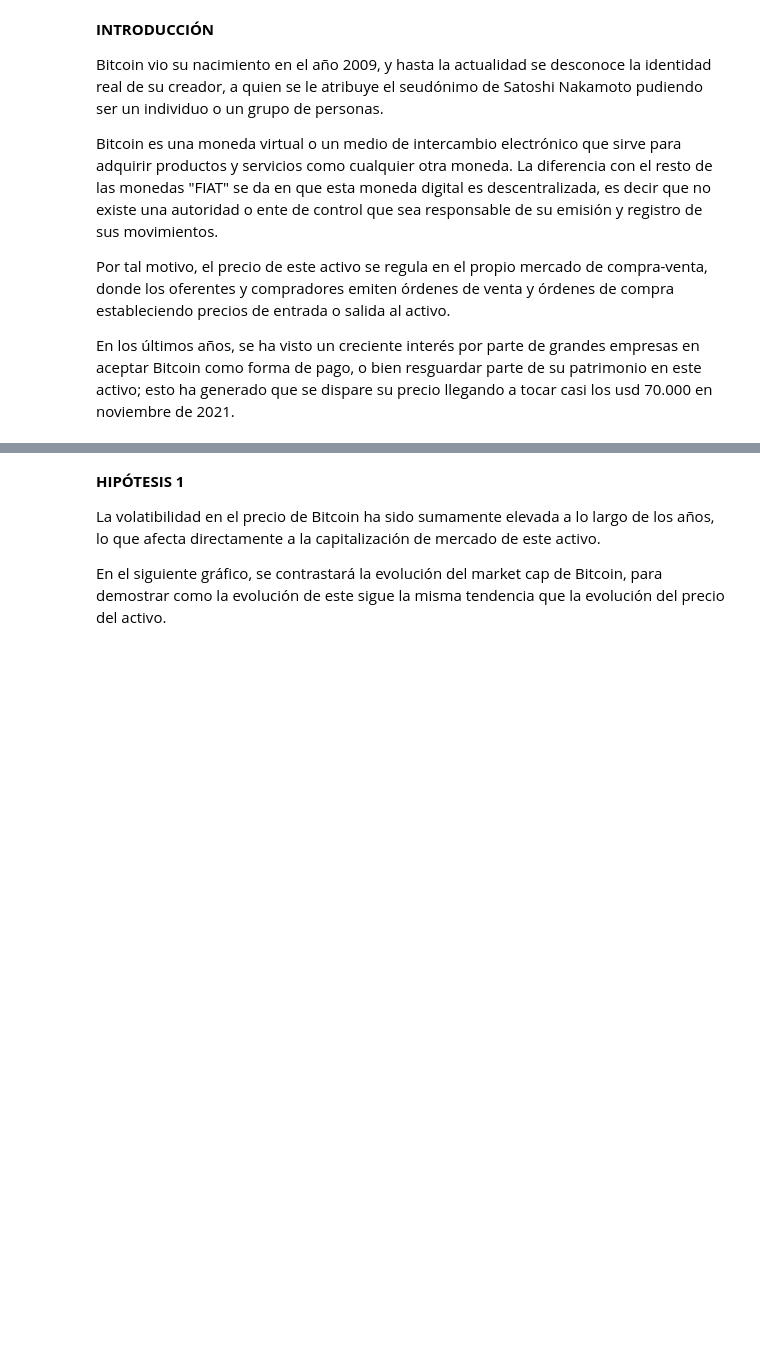
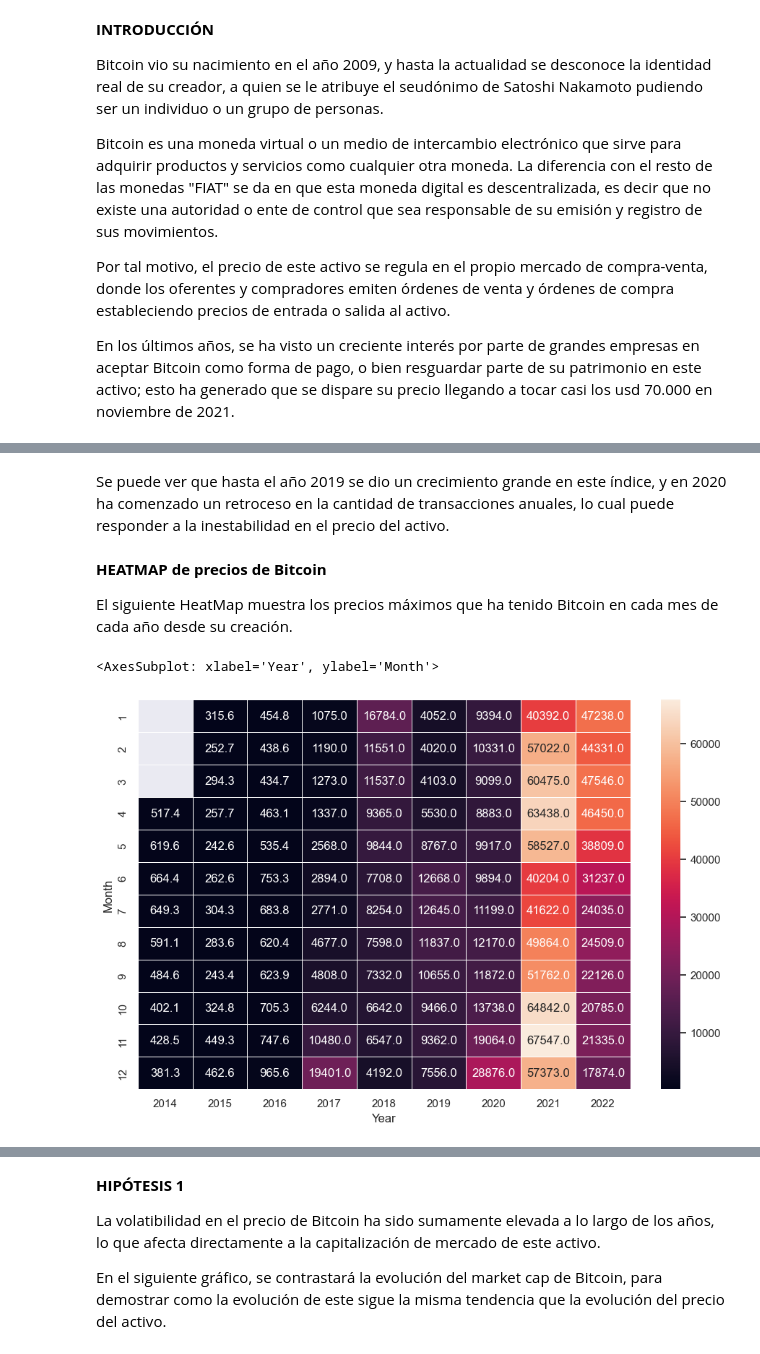
Before and after one commit to MartinMF88/Proyecto_DataScience_Coder, a Jupyter notebook: notebooks/PrimeraEntrega_Martinez.ipynb, the cells around one changed output, grey strips where cells are left out. Saved outputs shown, nothing was run; the diff lists cells and outputs as text; code cells hidden in the pictures; blank space fills up the shorter version.

```diff
--- a/notebooks/PrimeraEntrega_Martinez.ipynb
+++ b/notebooks/PrimeraEntrega_Martinez.ipynb
@@ -51,0 +80,18 @@ En los últimos años, se ha visto un creciente interés por parte de grandes em
+# %% [markdown]
+Se puede ver que hasta el año 2019 se dio un crecimiento grande en este índice, y en 2020 ha comenzado un retroceso en la cantidad de transacciones anuales, lo cual puede responder a la inestabilidad en el precio del activo.
+# %% [markdown]
+**HEATMAP de precios de Bitcoin**
+
+El siguiente HeatMap muestra los precios máximos que ha tenido Bitcoin en cada mes de cada año desde su creación.
+# %%
+df_price_order = df.groupby(['Year', 'Month'])['priceUSD'].max().reset_index()
+
+sns.set_theme()
+
+df_price_order1 = df_price_order.pivot("Month", "Year", "priceUSD")
+
+f, ax = plt.subplots(figsize=(11, 7))
+sns.heatmap(df_price_order1, annot=True, fmt=".1f", linewidths=.5, ax=ax)
+# %% [output]
+<AxesSubplot: xlabel='Year', ylabel='Month'>
+[figure, added]
```
Also changed, not shown: parts of 8 cells of this notebook.
